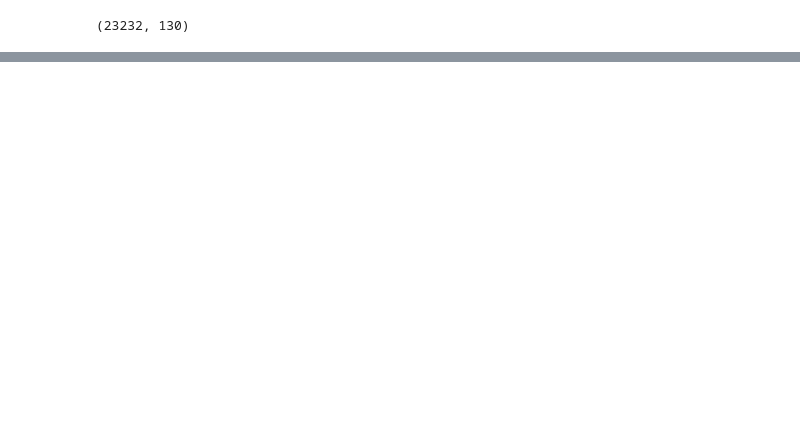
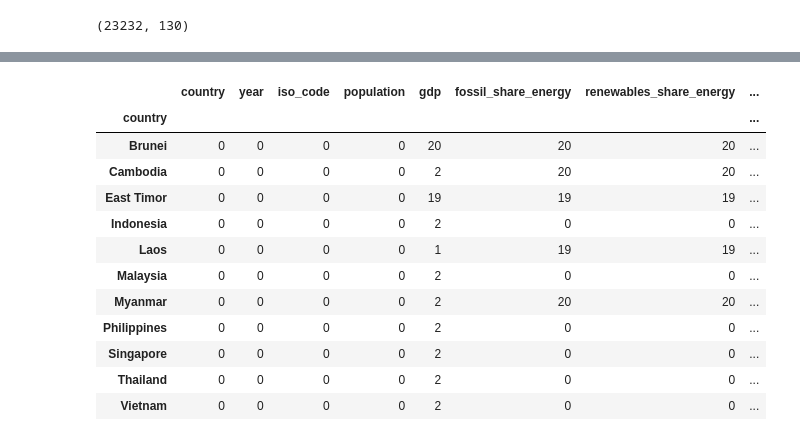
Before and after one commit to christianabusca/energy-climate-analysis, a Jupyter notebook: energy-project.ipynb, the cells around one changed output, grey strips where cells are left out. Saved outputs shown, nothing was run; the diff lists cells and outputs as text; code cells hidden in the pictures; blank space fills up the shorter version.

```diff
--- a/energy-project.ipynb
+++ b/energy-project.ipynb
@@ -28,0 +262,17 @@ df.shape
+# %%
+nulls = f_sea_df.isnull().groupby(sea_df['country']).sum()
+nulls
+# %% [output]
+|  | country | year | iso_code | population | gdp | fossil_share_energy | renewables_share_energy | ... |
+| country |  |  |  |  |  |  |  | ... |
+| Brunei | 0 | 0 | 0 | 0 | 20 | 20 | 20 | ... |
+| Cambodia | 0 | 0 | 0 | 0 | 2 | 20 | 20 | ... |
+| East Timor | 0 | 0 | 0 | 0 | 19 | 19 | 19 | ... |
+| Indonesia | 0 | 0 | 0 | 0 | 2 | 0 | 0 | ... |
+| Laos | 0 | 0 | 0 | 0 | 1 | 19 | 19 | ... |
+| Malaysia | 0 | 0 | 0 | 0 | 2 | 0 | 0 | ... |
+| Myanmar | 0 | 0 | 0 | 0 | 2 | 20 | 20 | ... |
+| Philippines | 0 | 0 | 0 | 0 | 2 | 0 | 0 | ... |
+| Singapore | 0 | 0 | 0 | 0 | 2 | 0 | 0 | ... |
+| Thailand | 0 | 0 | 0 | 0 | 2 | 0 | 0 | ... |
+| Vietnam | 0 | 0 | 0 | 0 | 2 | 0 | 0 | ... |
```
Also changed, not shown: parts of 22 cells of this notebook.
